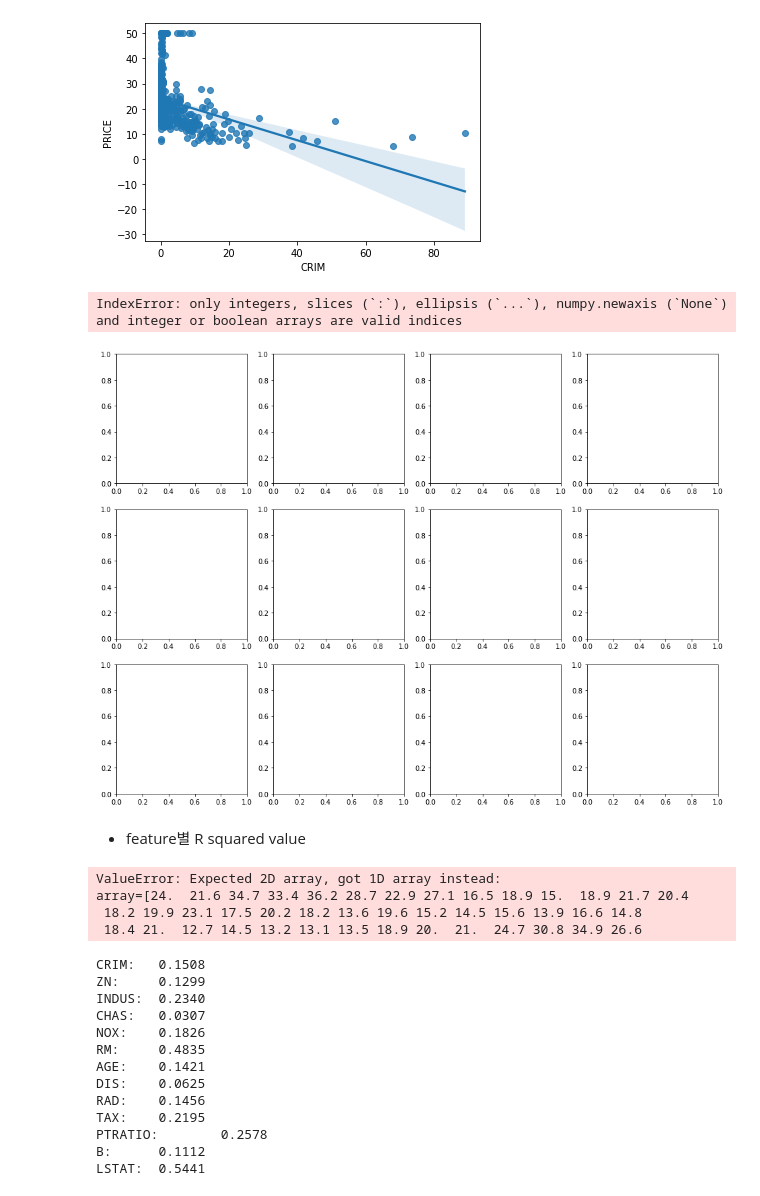
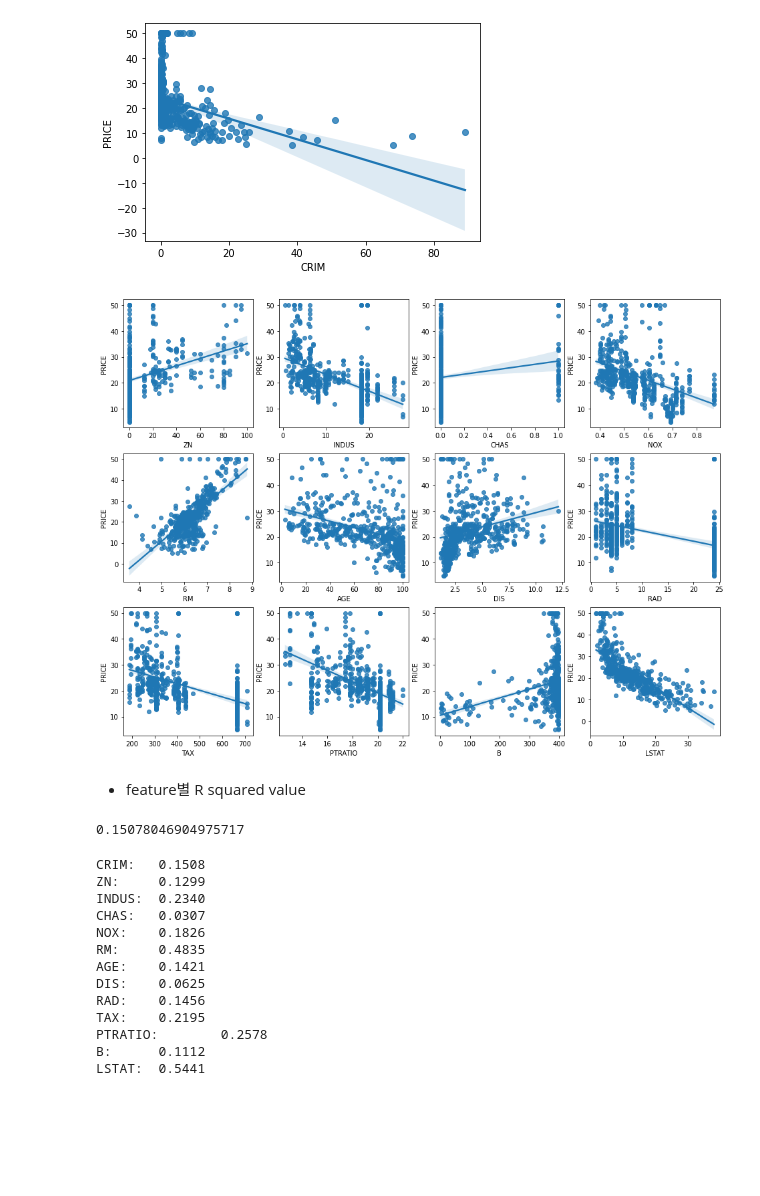
Before and after one commit to strongsm/MachineLearning-2021-12-20, a Jupyter notebook: 04.회귀/04.다중회귀-보스톤주택가격.ipynb, the cells around one changed output. Drawn from its saved outputs; the diff is of its cells as text; code cells hidden in the pictures; blank space fills up the shorter version.

```diff
--- a/04.회귀/04.다중회귀-보스톤주택가격.ipynb
+++ b/04.회귀/04.다중회귀-보스톤주택가격.ipynb
@@ -29,27 +29,23 @@ plt.show()
 # %%
 _, axs = plt.subplots(nrows=3, ncols=4, figsize=(16,12))
 for i, feature in enumerate(df.columns[1:-1]):
-    row, col = i/4, i%4
+    row, col = i//4, i%4
     sns.regplot(x=feature, y='PRICE', data=df, ax=axs[row][col])
 # %% [output]
-IndexError: only integers, slices (`:`), ellipsis (`...`), numpy.newaxis (`None`) and integer or boolean arrays are valid indices
-[figure, old version]
+[figure, new version]
 # %% [markdown]
 - feature별 R squared value
 # %%
 from sklearn.linear_model import LinearRegression
 # %%
 # CRIM
-y = df.CRIM.values.reshape(-1,1)
-X = boston.target
+X = df.CRIM.values.reshape(-1,1)
+y = boston.target
 lr = LinearRegression()
 lr.fit(X,y)
 lr.score(X,y)
 # %% [output]
-ValueError: Expected 2D array, got 1D array instead:
-array=[24.  21.6 34.7 33.4 36.2 28.7 22.9 27.1 16.5 18.9 15.  18.9 21.7 20.4
- 18.2 19.9 23.1 17.5 20.2 18.2 13.6 19.6 15.2 14.5 15.6 13.9 16.6 14.8
- 18.4 21.  12.7 14.5 13.2 13.1 13.5 18.9 20.  21.  24.7 30.8 34.9 26.6
+0.15078046904975717
 # %%
 y = boston.target
 for feature in df.columns[:-1]:
```
Also changed, not shown: parts of 2 cells of this notebook, 1 other file.
